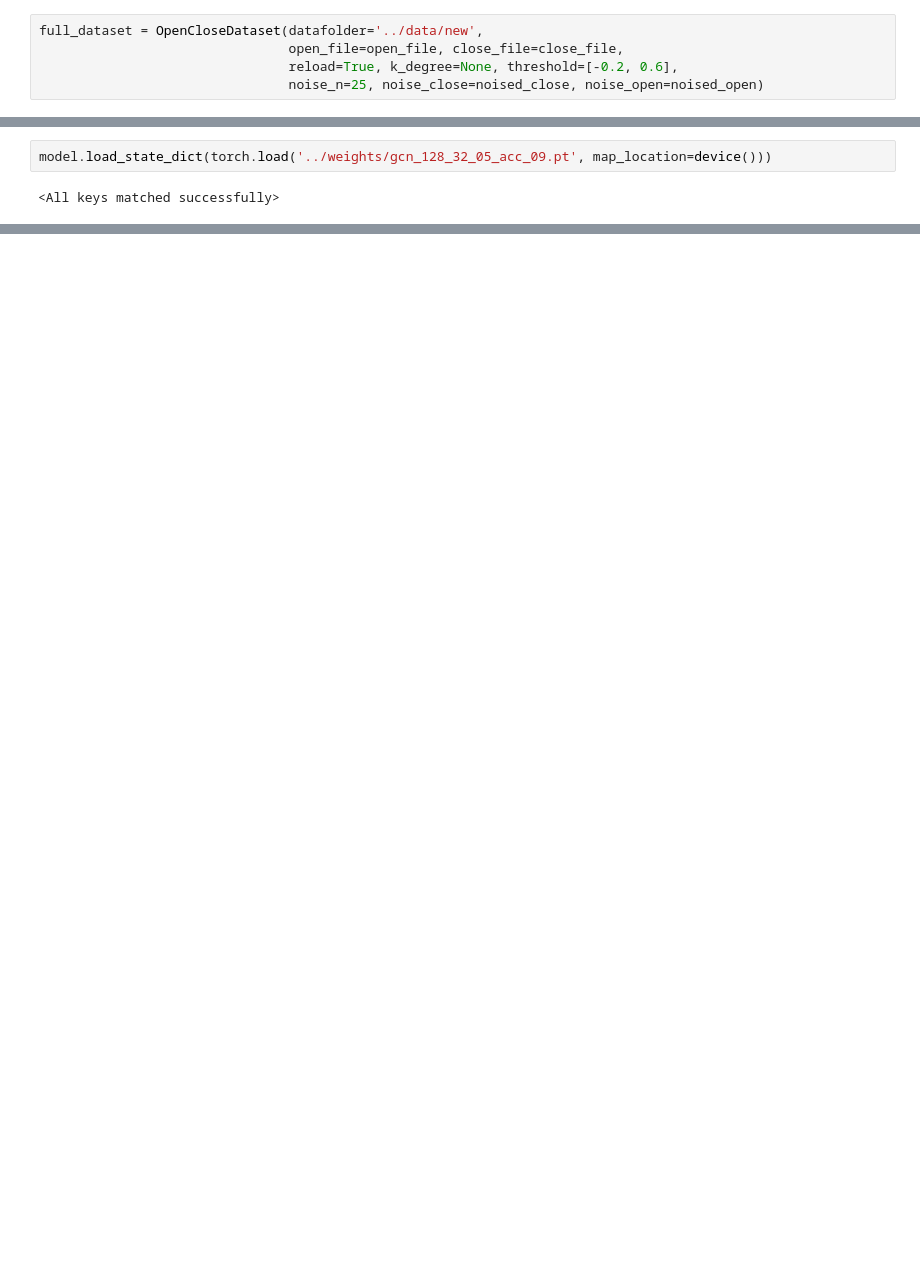
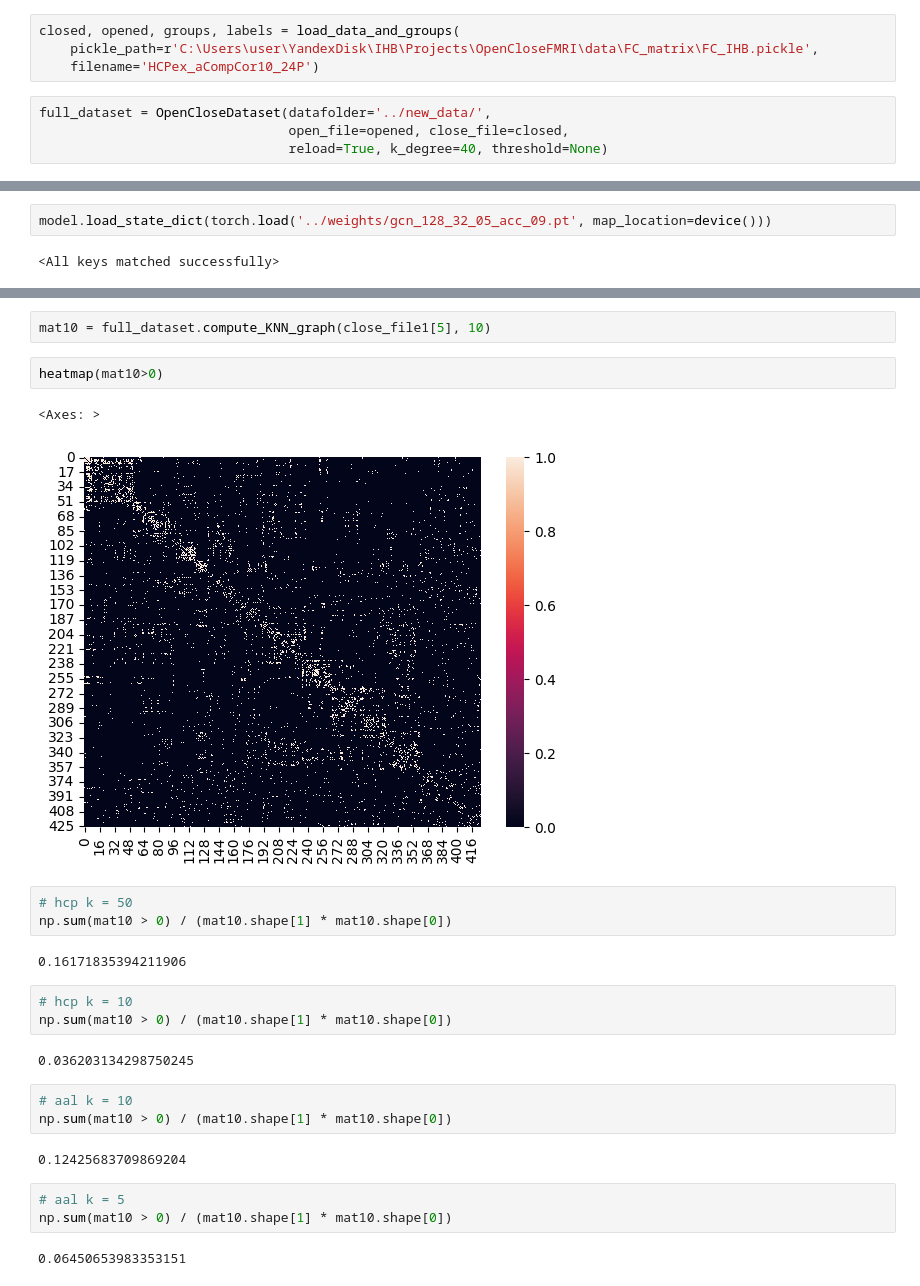
Before and after one commit to myxa/Open_Close_GNN, a Jupyter notebook: notebooks/model_training.ipynb, the cells around one changed output, grey strips where cells are left out. Cells and saved outputs as stored; diff of their text form; blank space fills up the shorter version.

```diff
--- a/notebooks/model_training.ipynb
+++ b/notebooks/model_training.ipynb
@@ -24,8 +27,11 @@ noised_open  = np.load('../data/new/raw/noised_open.npy')
+# %%
+closed, opened, groups, labels = load_data_and_groups(
+    pickle_path=r'C:\Users\user\YandexDisk\IHB\Projects\OpenCloseFMRI\data\FC_matrix\FC_IHB.pickle',
+    filename='HCPex_aCompCor10_24P')
 # %%
-full_dataset = OpenCloseDataset(datafolder='../data/new',
-                                open_file=open_file, close_file=close_file,
-                                reload=True, k_degree=None, threshold=[-0.2, 0.6],
-                                noise_n=25, noise_close=noised_close, noise_open=noised_open)
+full_dataset = OpenCloseDataset(datafolder='../new_data/',
+                                open_file=opened, close_file=closed,
+                                reload=True, k_degree=40, threshold=None)
 # %% [output]
 Processing...
 Done!
@@ -373,0 +217,27 @@ def explain(method, data, target=0):
+# %%
+mat10 = full_dataset.compute_KNN_graph(close_file1[5], 10)
+# %%
+heatmap(mat10>0)
+# %% [output]
+<Axes: >
+[figure, added]
+# %%
+# hcp k = 50
+np.sum(mat10 > 0) / (mat10.shape[1] * mat10.shape[0])
+# %% [output]
+0.16171835394211906
+# %%
+# hcp k = 10
+np.sum(mat10 > 0) / (mat10.shape[1] * mat10.shape[0])
+# %% [output]
+0.036203134298750245
+# %%
+# aal k = 10
+np.sum(mat10 > 0) / (mat10.shape[1] * mat10.shape[0])
+# %% [output]
+0.12425683709869204
+# %%
+# aal k = 5
+np.sum(mat10 > 0) / (mat10.shape[1] * mat10.shape[0])
+# %% [output]
+0.06450653983353151
```
Also changed, not shown: parts of 44 cells of this notebook, 5 other files.
